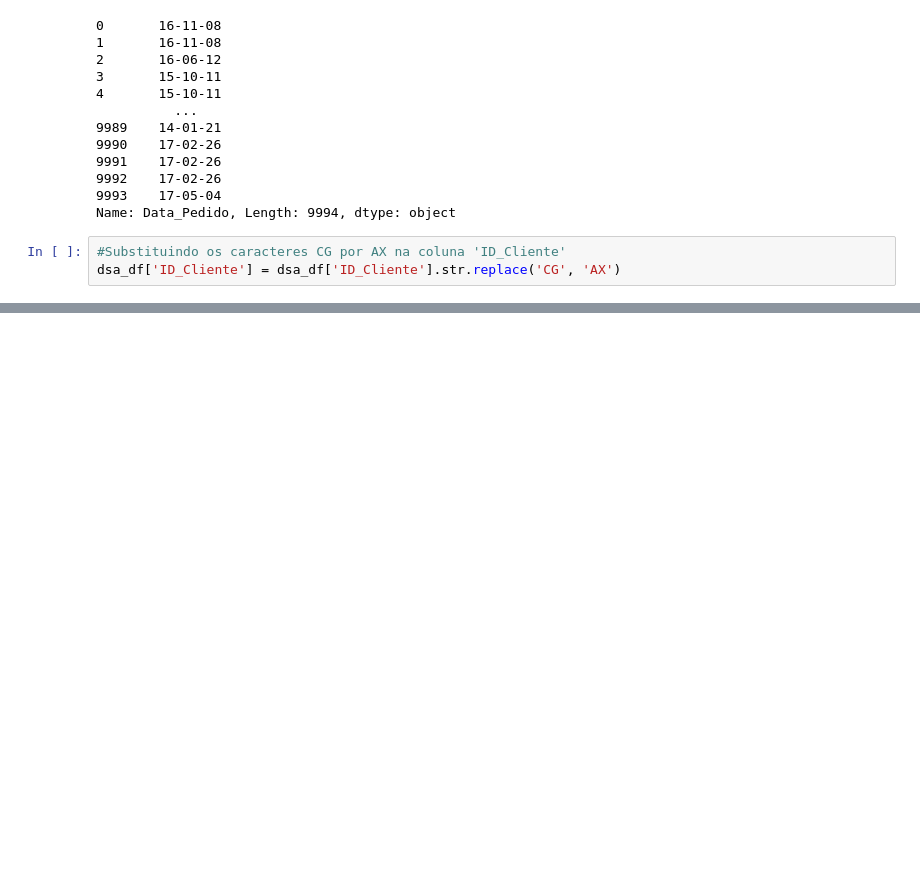
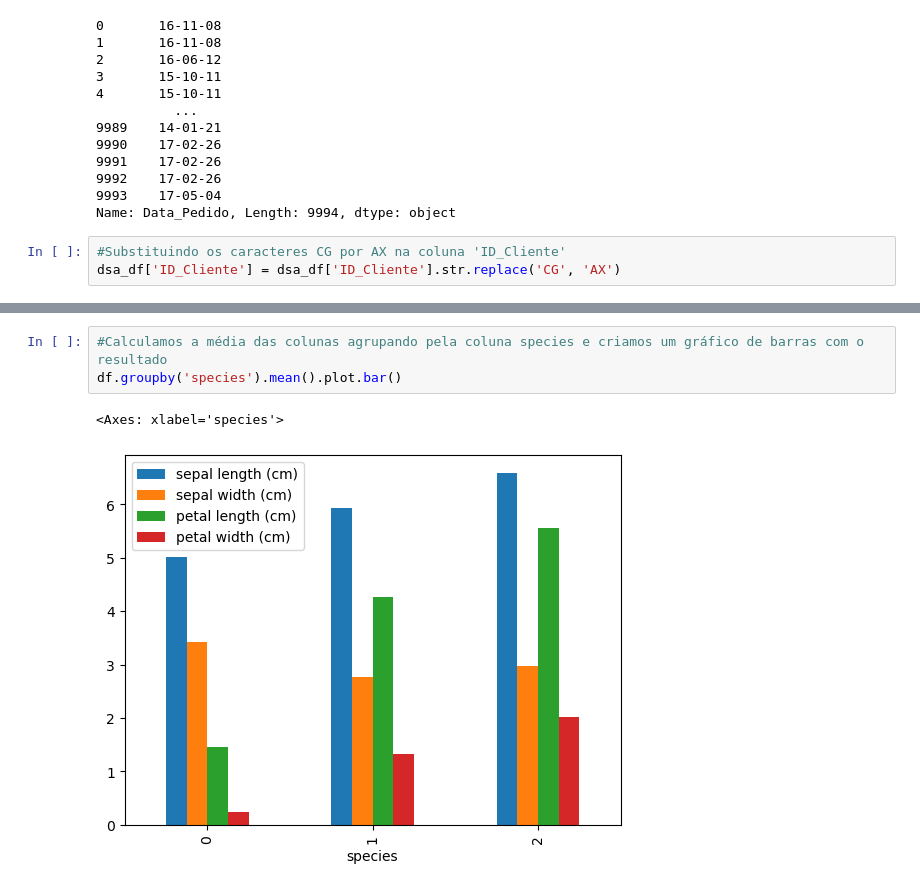
Before and after one commit to leandroclv/DSA_Python, a Jupyter notebook: POO/Pandas.ipynb, the cells around one changed output, grey strips where cells are left out. Cells and saved outputs as stored; diff of their text form; blank space fills up the shorter version.

```diff
--- a/POO/Pandas.ipynb
+++ b/POO/Pandas.ipynb
@@ -538,0 +598,6 @@ dsa_df.head()
+# %%
+#Calculamos a média das colunas agrupando pela coluna species e criamos um gráfico de barras com o resultado
+df.groupby('species').mean().plot.bar()
+# %% [output]
+<Axes: xlabel='species'>
+[figure, added]
```
Also changed, not shown: parts of 13 cells of this notebook.
